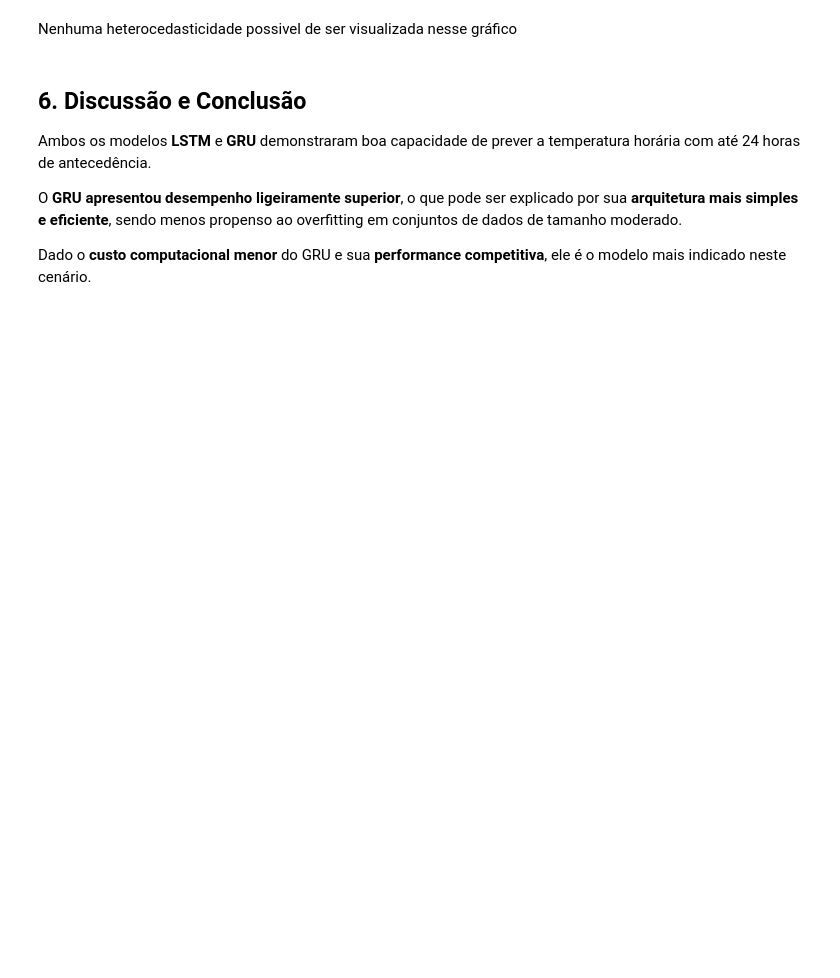
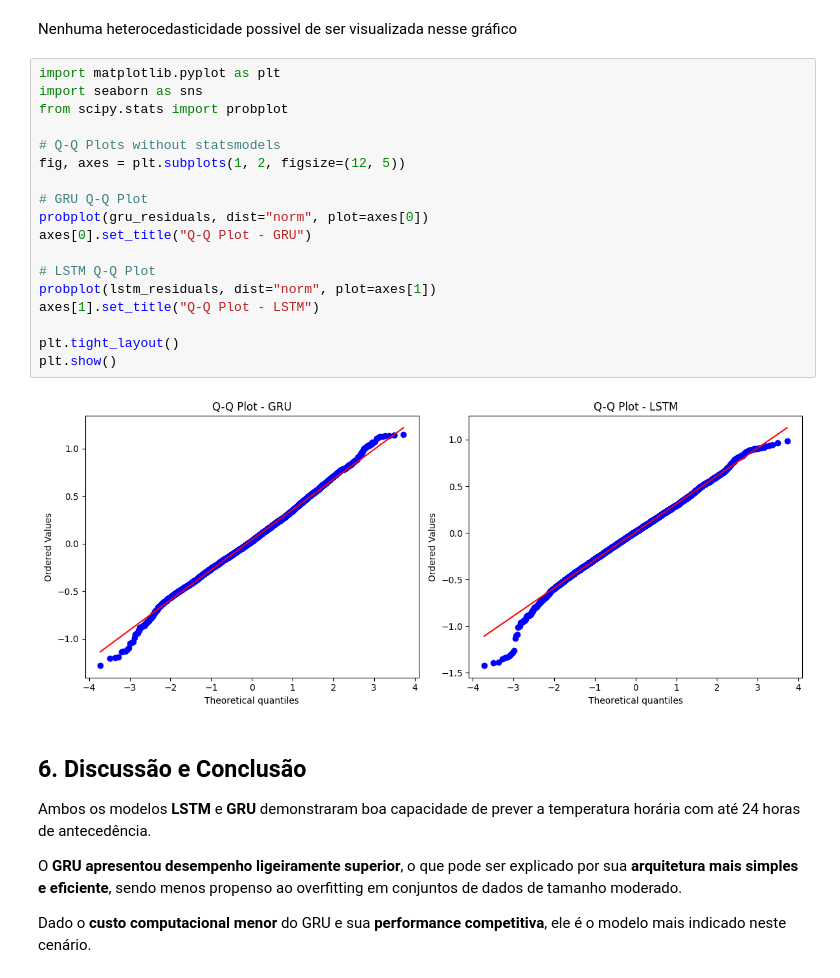
Before and after one commit to eduardoxavierrf/climate-time-series-forecasting, a Jupyter notebook: final_weather_report.ipynb, the cells around one changed output. Cells and saved outputs as stored; diff of their text form; blank space fills up the shorter version.

```diff
--- a/final_weather_report.ipynb
+++ b/final_weather_report.ipynb
@@ -381,5 +431,25 @@ plt.show()
 # %% [markdown]
 Nenhuma heterocedasticidade possivel de ser visualizada nesse gráfico
+# %%
+import matplotlib.pyplot as plt
+import seaborn as sns
+from scipy.stats import probplot
+
+# Q-Q Plots without statsmodels
+fig, axes = plt.subplots(1, 2, figsize=(12, 5))
+
+# GRU Q-Q Plot
+probplot(gru_residuals, dist="norm", plot=axes[0])
+axes[0].set_title("Q-Q Plot - GRU")
+
+# LSTM Q-Q Plot
+probplot(lstm_residuals, dist="norm", plot=axes[1])
+axes[1].set_title("Q-Q Plot - LSTM")
+
+plt.tight_layout()
+plt.show()
+# %% [output]
+[figure, added]
 # %% [markdown]
 ## 6. Discussão e Conclusão
 
```
Also changed, not shown: parts of 14 cells of this notebook.
